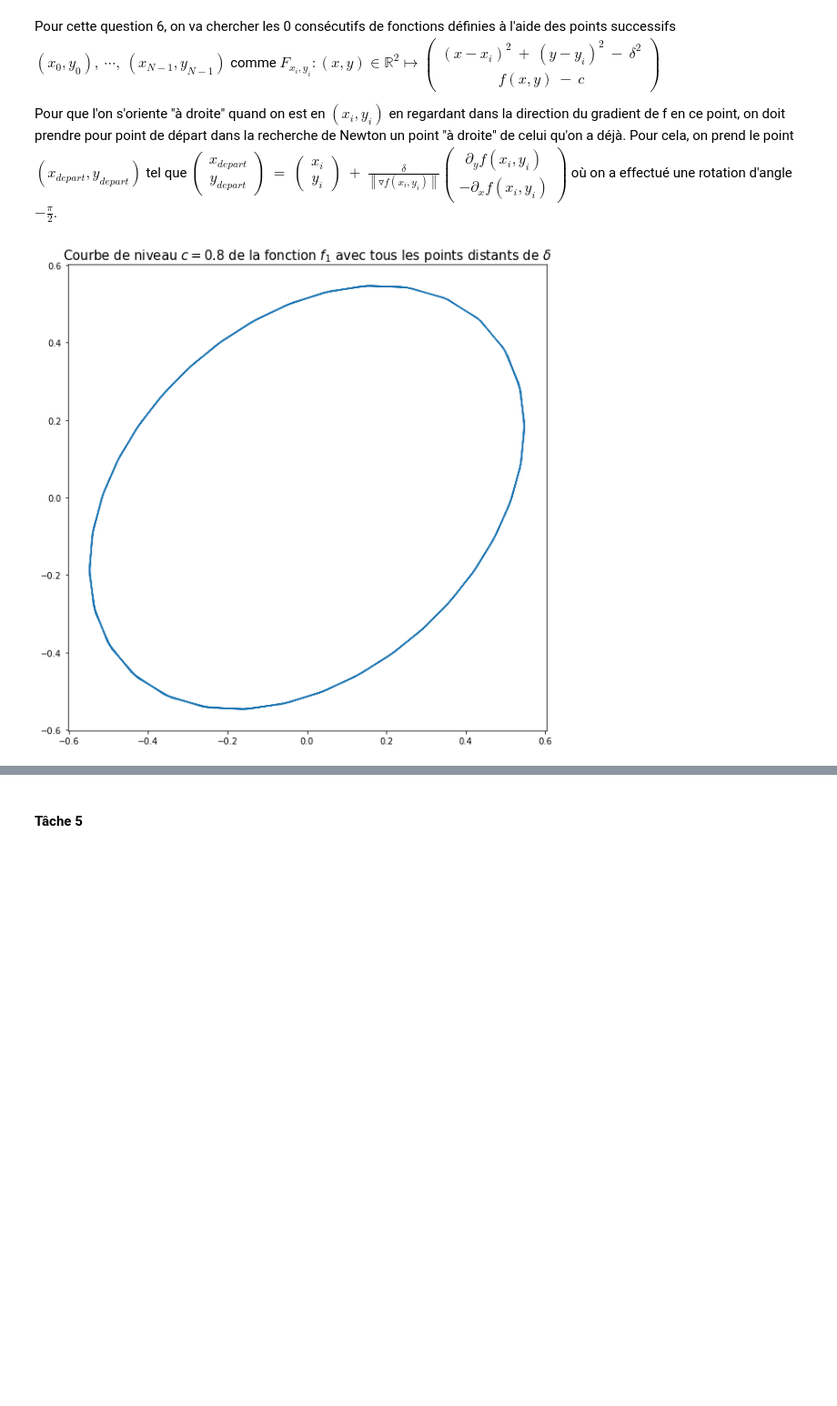
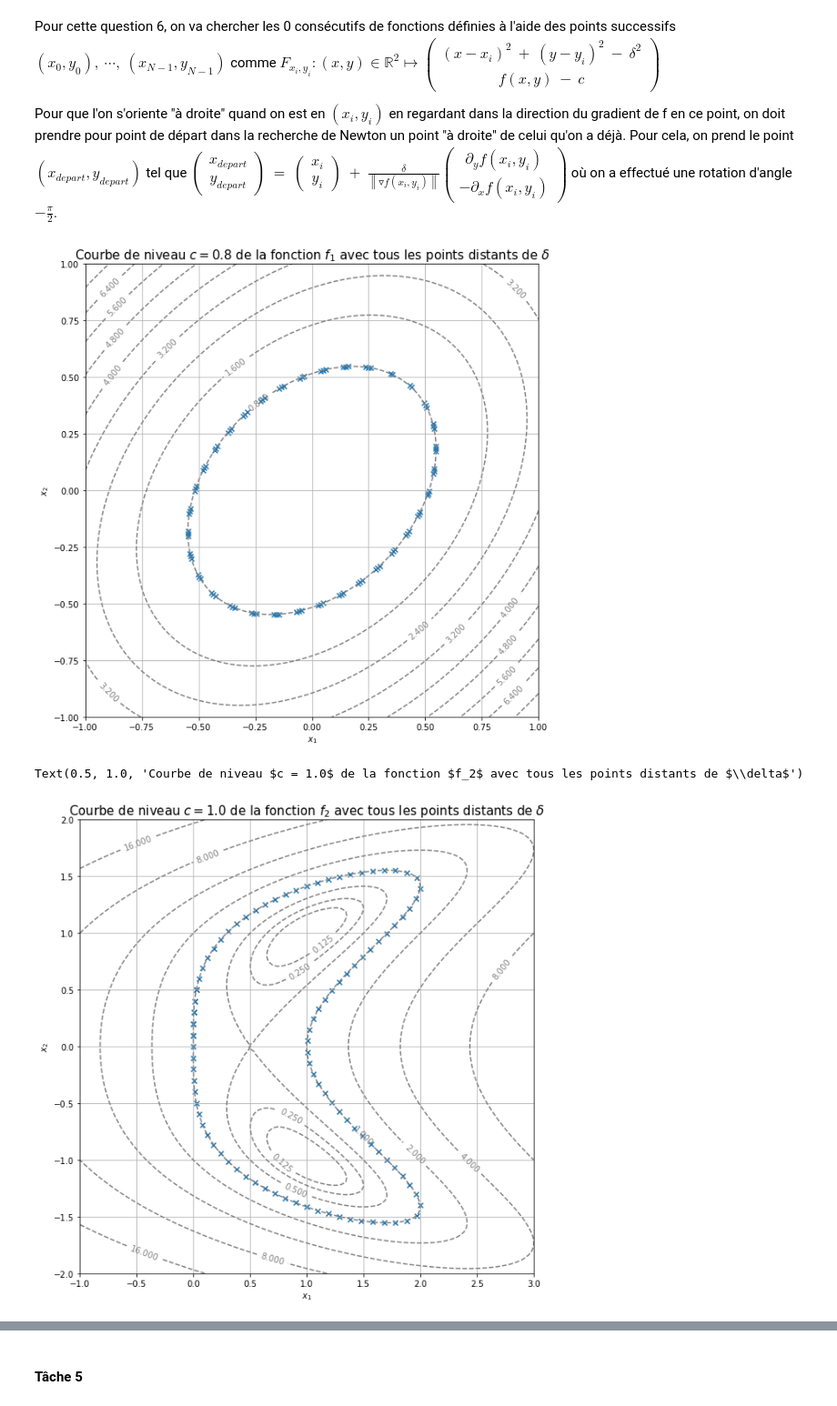
Before and after one commit to MaximeSTUDTER/devoir-courbesdeniveau, a Jupyter notebook: Courbes de niveau - Réponses.ipynb, the cells around one changed output, grey strips where cells are left out. Shown at 91% size. Drawn from its saved outputs; the diff is of its cells as text; code cells hidden in the pictures; blank space fills up the shorter version.

```diff
--- a/Courbes de niveau - Réponses.ipynb
+++ b/Courbes de niveau - Réponses.ipynb
@@ -35,0 +57,3 @@ def J(f):
+# %%
+def f2(x1, x2):
+    return (x1 - 1)**2 + (x1 - x2**2)**2
@@ -35,0 +68,3 @@ def J(f):
+# %%
+def f2_c(x1, x2):
+    return (x1 - 1)**2 + (x1 - x2**2)**2 - 1.0
@@ -174,9 +214,28 @@ def level_curve(F, x0, y0, delta = 0.1, N = 100, eps = eps):
         x0, y0 = x_, y_
     return np.array([x, y])
 
-M = level_curve(f, 0.45, 0.45)
+M = level_curve(f_c, 0.447, 0.447)
+display_contour(
+    f1,
+    x=np.linspace(-1.0, 1.0, 100),
+    y=np.linspace(-1.0, 1.0, 100),
+    levels=10 # 10 levels, automatically selected
+)
 plt.title('Courbe de niveau $c = 0.8$ de la fonction $f_1$ avec tous les points distants de $\delta$', fontsize = 15)
-plt.plot(M[0], M[1])
+plt.scatter(M[0], M[1], marker = 'x')
 plt.show()
 # %% [output]
-[figure, old version]
+[figure, new version]
+# %%
+M = level_curve(f2_c, 0.0, 0.0)
+display_contour(
+    f2,
+    x=np.linspace(-1.0, 3.0, 100),
+    y=np.linspace(-2.0, 2.0, 100),
+    levels=[2**i for i in range(-3, 8)] # levels: [0.125, 0.25, ..., 64, 128]
+)
+plt.scatter(M[0], M[1], marker = 'x')
+plt.title('Courbe de niveau $c = 1.0$ de la fonction $f_2$ avec tous les points distants de $\delta$', fontsize = 15)
+# %% [output]
+Text(0.5, 1.0, 'Courbe de niveau $c = 1.0$ de la fonction $f_2$ avec tous les points distants de $\\delta$')
+[figure, added]
```
Also changed, not shown: parts of 15 cells of this notebook.
